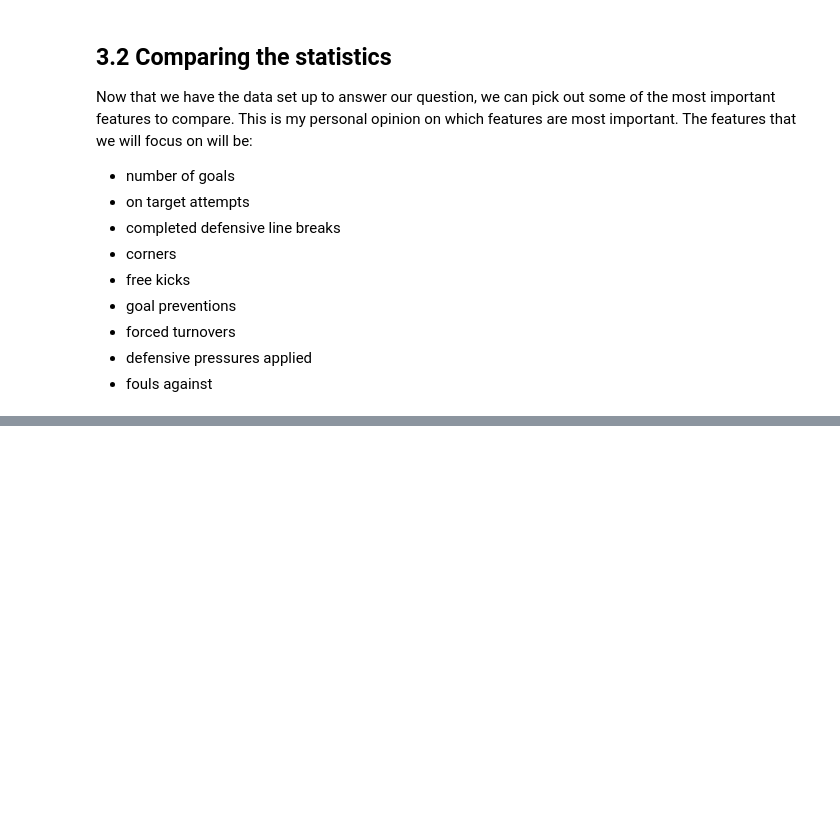
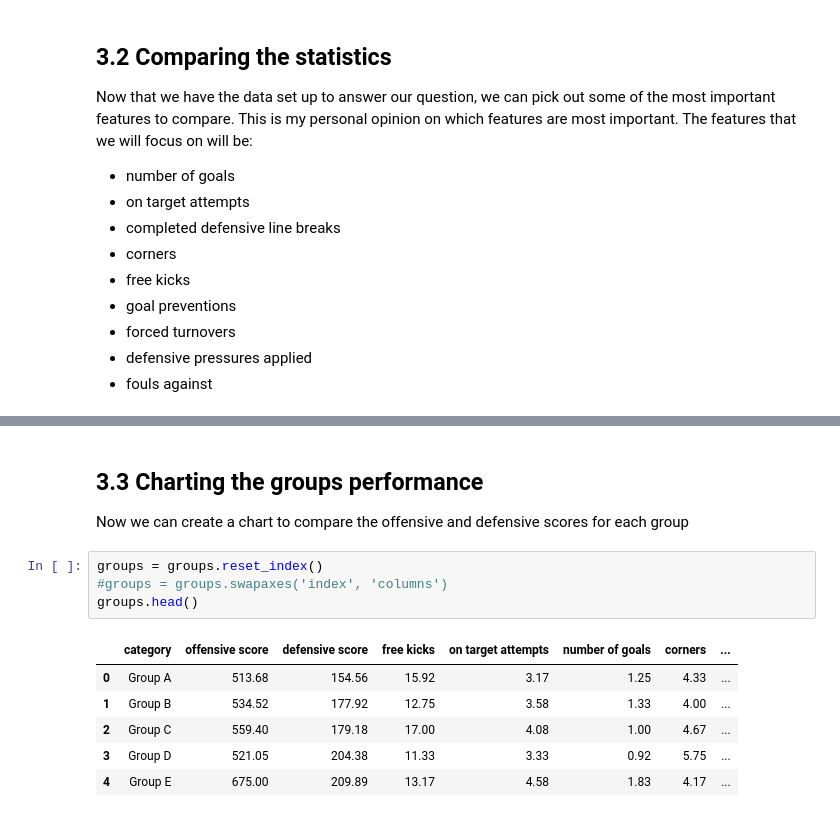
Before and after one commit to nimasii/data_analysis_module, a Jupyter notebook: data_analysis.ipynb, the cells around one changed output, grey strips where cells are left out. Saved outputs shown, nothing was run; the diff lists cells and outputs as text; blank space fills up the shorter version.

```diff
--- a/data_analysis.ipynb
+++ b/data_analysis.ipynb
@@ -278,0 +287,14 @@ Which team had the best statistical tournament in the World Cup?
+# %% [markdown]
+## 3.3 Charting the groups performance
+Now we can create a chart to compare the offensive and defensive scores for each group
+# %%
+groups = groups.reset_index()
+#groups = groups.swapaxes('index', 'columns')
+groups.head()
+# %% [output]
+|  | category | offensive score | defensive score | free kicks | on target attempts | number of goals | corners | ... |
+| 0 | Group A | 513.68 | 154.56 | 15.92 | 3.17 | 1.25 | 4.33 | ... |
+| 1 | Group B | 534.52 | 177.92 | 12.75 | 3.58 | 1.33 | 4.00 | ... |
+| 2 | Group C | 559.40 | 179.18 | 17.00 | 4.08 | 1.00 | 4.67 | ... |
+| 3 | Group D | 521.05 | 204.38 | 11.33 | 3.33 | 0.92 | 5.75 | ... |
+| 4 | Group E | 675.00 | 209.89 | 13.17 | 4.58 | 1.83 | 4.17 | ... |
```
Also changed, not shown: parts of 7 cells of this notebook.
